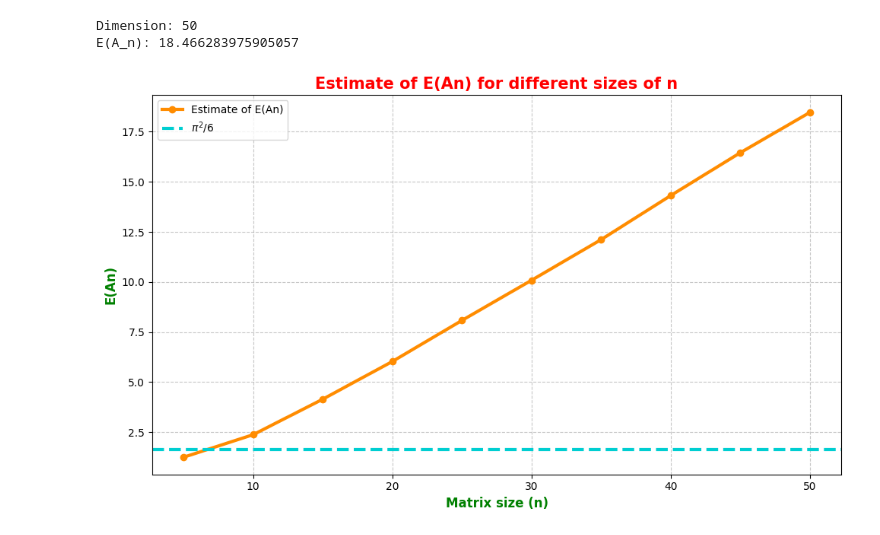
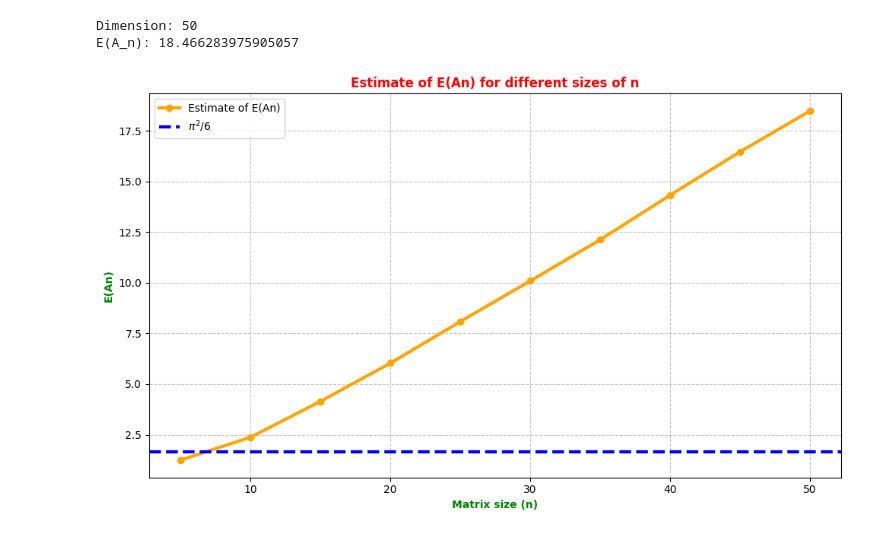
Before and after one commit to IsabellaPodavini/Probability_Project, a Jupyter notebook: Probability_Project.ipynb, the cells around one changed output. Saved outputs shown, nothing was run; the diff lists cells and outputs as text; code cells hidden in the pictures.

```diff
--- a/Probability_Project.ipynb
+++ b/Probability_Project.ipynb
@@ -91,14 +91,14 @@ E(A_n): 18.466283975905057
 # %%
 #plot the results
 plt.figure(figsize=(10,6))
-plt.plot(dimensions, estimated_costs, color = '#FF8C00', linestyle = '-', linewidth = 3, marker = 'o', markersize = 6, label = 'Estimate of E(An)')
-plt.axhline(y = np.pi**2 / 6, color = '#00CED1', linestyle = '--', linewidth = 3, label = r'$\pi^2 / 6$')
-plt.title('Estimate of E(An) for different sizes of n', fontweight = 'bold', fontsize = 15, color = 'red')
-plt.xlabel('Matrix size (n)', fontweight = 'bold', color = 'green', fontsize = 12)
-plt.ylabel('E(An)', fontweight = 'bold', color = 'green', fontsize = 12)
+plt.plot(dimensions, estimated_costs, color = 'orange', linestyle = '-', linewidth = 3, marker = 'o', markersize = 6, label = 'Estimate of E(An)')
+plt.axhline(y = np.pi**2 / 6, color = 'blue', linestyle = '--', linewidth = 3, label = r'$\pi^2 / 6$')
+plt.title('Estimate of E(An) for different sizes of n', fontweight = 'bold', color = 'red')
+plt.xlabel('Matrix size (n)', fontweight = 'bold', color = 'green')
+plt.ylabel('E(An)', fontweight = 'bold', color = 'green')
 plt.grid(True, linestyle = '--', alpha = 0.7)
 plt.legend()
 plt.tight_layout()
 plt.show()
 # %% [output]
-[figure, old version]
+[figure, new version]
```
Also changed, not shown: parts of 1 cell of this notebook.
